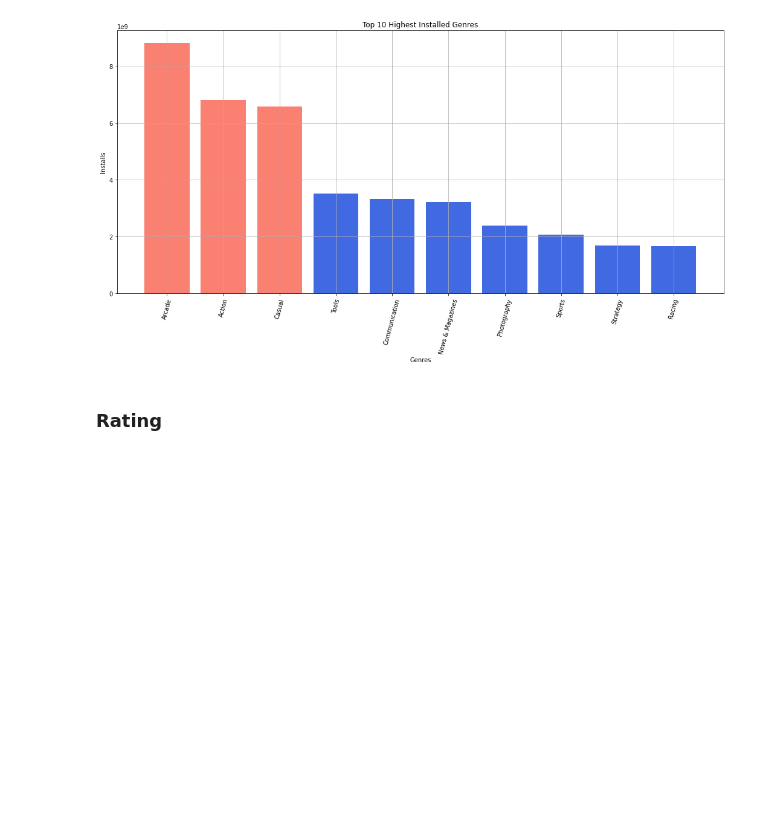
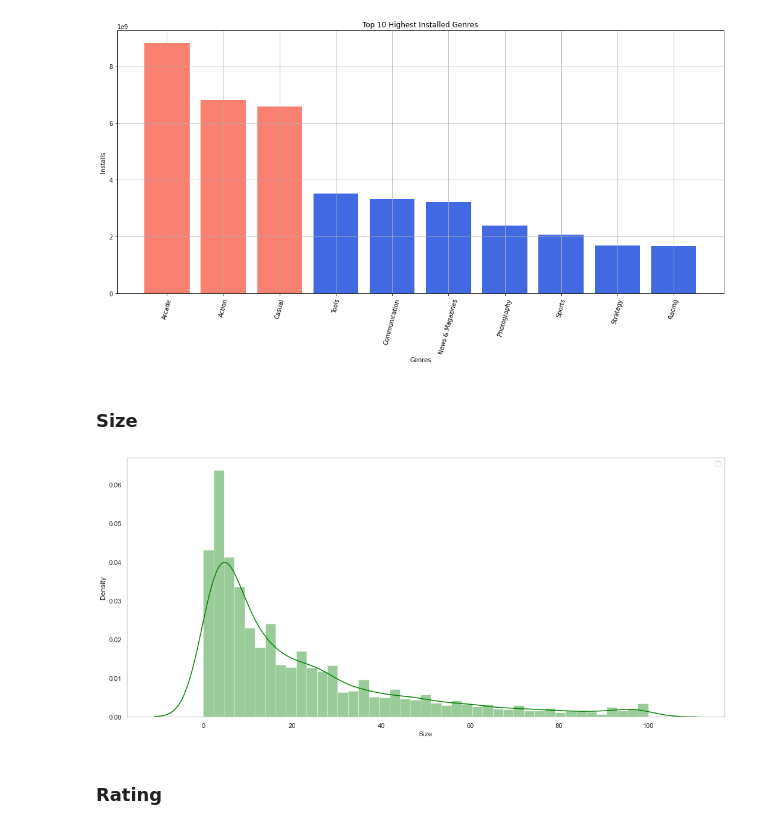
Before and after one commit to jiawei-li89/Project, a Jupyter notebook: Week5-6_Google_Player_Store.ipynb, the cells around one changed output. Drawn from its saved outputs; the diff is of its cells as text; code cells hidden in the pictures; blank space fills up the shorter version.

```diff
--- a/Week5-6_Google_Player_Store.ipynb
+++ b/Week5-6_Google_Player_Store.ipynb
@@ -493,6 +493,16 @@ plt.xticks(rotation = 75)
 plt.show()
 # %% [output]
 [figure]
+# %% [markdown]
+### Size
+# %%
+plt.figure(figsize=(18,8))
+sns.distplot(playstore.Size , color="green", label=playstore.Category)
+plt.legend('')
+plt.grid()
+plt.show()
+# %% [output]
+[figure, added]
 # %% [markdown]
 ### Rating
 # %%
```
Also changed, not shown: parts of 8 cells of this notebook.
